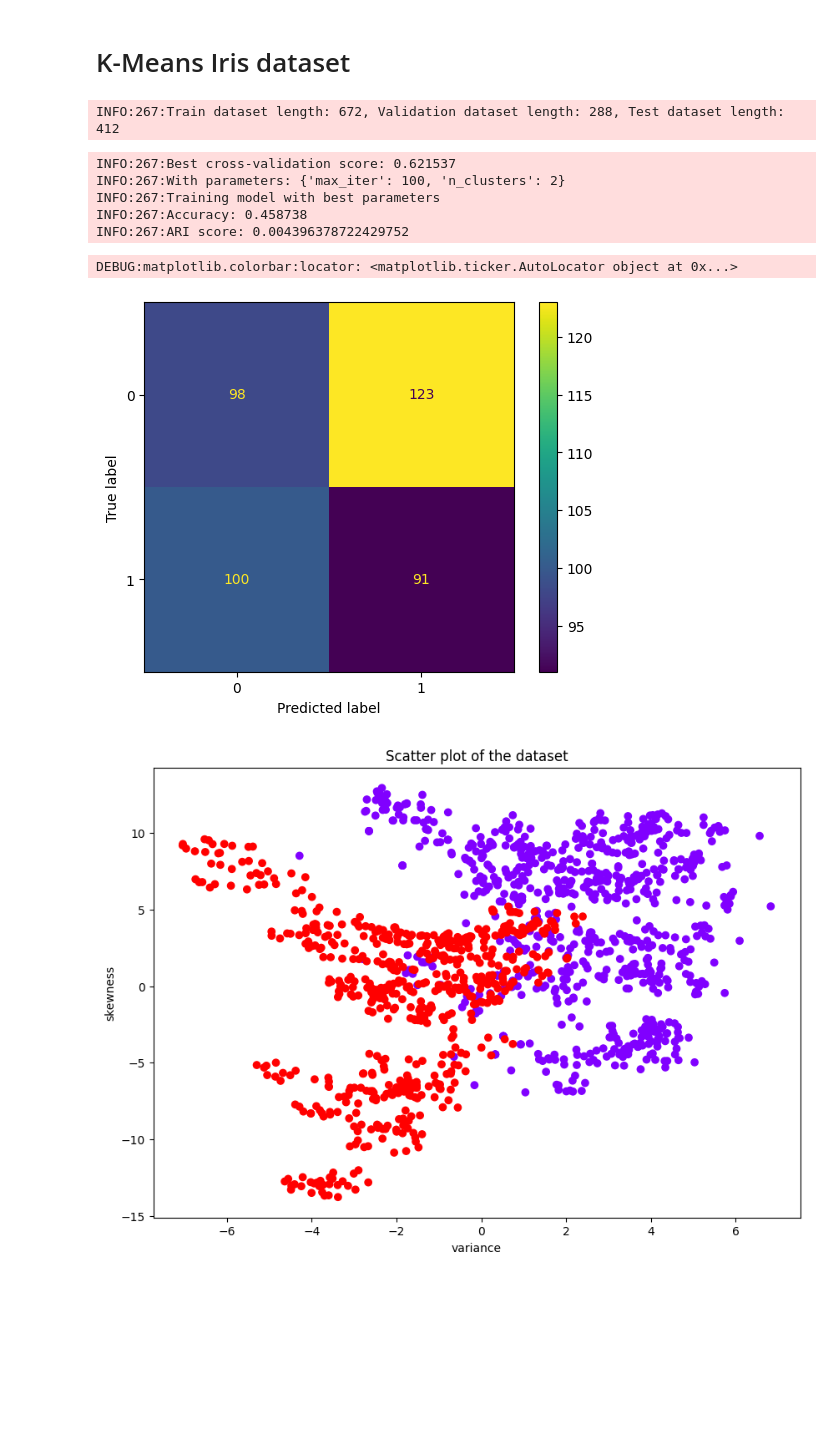
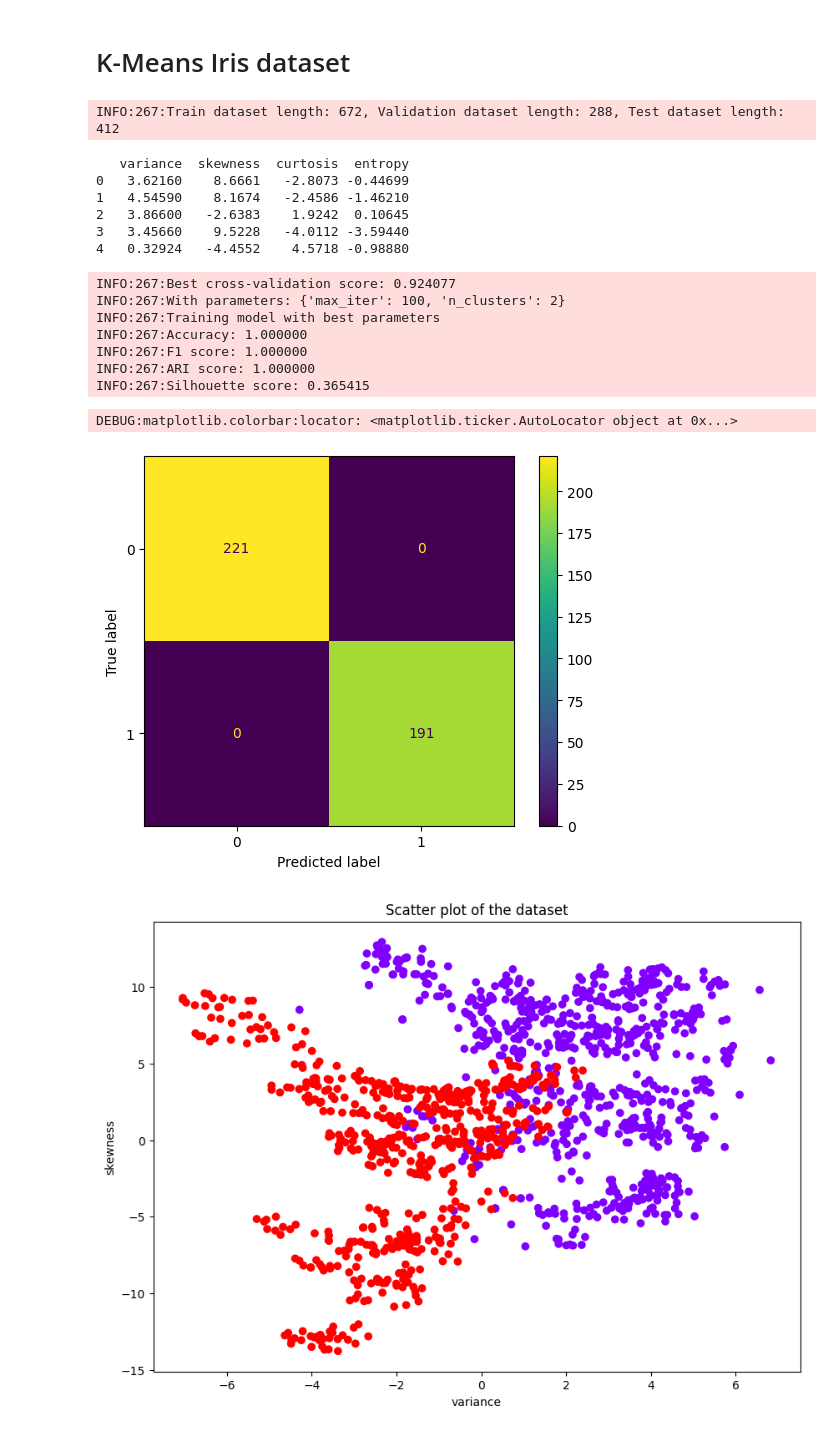
Before and after one commit to SantoQT/Miniproject, a Jupyter notebook: Model/K-Means/5_banknote.ipynb, the cells around one changed output. Drawn from its saved outputs; the diff is of its cells as text; code cells hidden in the pictures; blank space fills up the shorter version.

```diff
--- a/Model/K-Means/5_banknote.ipynb
+++ b/Model/K-Means/5_banknote.ipynb
@@ -22,31 +26,37 @@ logging.basicConfig(level=logging.DEBUG)
 dataset = fetch_ucirepo(id=DATASET_ID)
 
 df = pd.DataFrame(dataset.data.features)
-df['class'] = dataset.data.targets
+
+label_encoder = LabelEncoder()
+
+df['class'] = label_encoder.fit_transform(dataset.data.targets)
 
 df = df.replace("?", pd.NA).dropna()
 
 scaler = StandardScaler()
 
-uneconded_labels = df['class']
+data = scaler.fit_transform(df)
 
-data = df.drop(columns=['class'])
+labels = df['class']
 
-data = scaler.fit_transform(data)
+df = df.drop(columns=['class'])
 
-label_encoder = LabelEncoder()
-
-df['class_encoded'] = label_encoder.fit_transform(uneconded_labels)
-
-labels = df['class_encoded']
 
 
 data_train, data_test, label_train, label_test = train_test_split(data, labels, test_size=DATASPLIT, random_state=RANDOM_SEED)
 data_train, data_val, label_train, label_val = train_test_split(data_train, label_train, test_size=DATASPLIT, random_state=RANDOM_SEED)
 
 logger.info(f"Train dataset length: {len(data_train)}, Validation dataset length: {len(data_val)}, Test dataset length: {len(data_test)}")
+
+print(df.head())
 # %% [output]
 INFO:267:Train dataset length: 672, Validation dataset length: 288, Test dataset length: 412
+   variance  skewness  curtosis  entropy
+0   3.62160    8.6661   -2.8073 -0.44699
+1   4.54590    8.1674   -2.4586 -1.46210
+2   3.86600   -2.6383    1.9242  0.10645
+3   3.45660    9.5228   -4.0112 -3.59440
+4   0.32924   -4.4552    4.5718 -0.98880
 # %%
 parameters = {
     'n_clusters': range(2, 10, 1),
@@ -65,27 +75,42 @@ logger.info("Training model with best parameters")
 model.fit(data_train, label_train)
 
 predictions = model.predict(data_test)
-accuracy = accuracy_score(label_test, predictions)
-logger.info("Accuracy: %f", accuracy)
+
+
+mapped_labels = np.zeros_like(predictions)
+for i in range(clf.best_params_['n_clusters']):
+    mask = (predictions == i)
+    mapped_labels[mask] = mode(label_test[mask])[0]
 
 
 
-ari = adjusted_rand_score(label_test, predictions)
-logger.info(f"ARI score: {ari}")
+accuracy = accuracy_score(label_test, mapped_labels)
+logger.info("Accuracy: %f", accuracy)
+
+f1 = f1_score(label_test, mapped_labels, average='weighted')
+logger.info("F1 score: %f", f1)
+
+ari = adjusted_rand_score(label_test, mapped_labels)
+logger.info("ARI score: %f", ari)
+
+sil = silhouette_score(data_test, mapped_labels)
+logger.info("Silhouette score: %f", sil)
 # %% [output]
-INFO:267:Best cross-validation score: 0.621537
+INFO:267:Best cross-validation score: 0.924077
 INFO:267:With parameters: {'max_iter': 100, 'n_clusters': 2}
 INFO:267:Training model with best parameters
-INFO:267:Accuracy: 0.458738
-INFO:267:ARI score: 0.004396378722429752
+INFO:267:Accuracy: 1.000000
+INFO:267:F1 score: 1.000000
+INFO:267:ARI score: 1.000000
+INFO:267:Silhouette score: 0.365415
 # %%
-cm = confusion_matrix(label_test, predictions)
+cm = confusion_matrix(label_test, mapped_labels)
 disp = ConfusionMatrixDisplay(confusion_matrix=cm, display_labels=label_encoder.classes_)
 disp.plot()
 plt.show()
 # %% [output]
 DEBUG:matplotlib.colorbar:locator: <matplotlib.ticker.AutoLocator object at 0x...>
-[figure, old version]
+[figure, new version]
 # %%
 
 plt.figure(figsize=(10, 7))
```
Also changed, not shown: parts of 2 cells of this notebook, 4 other files.
